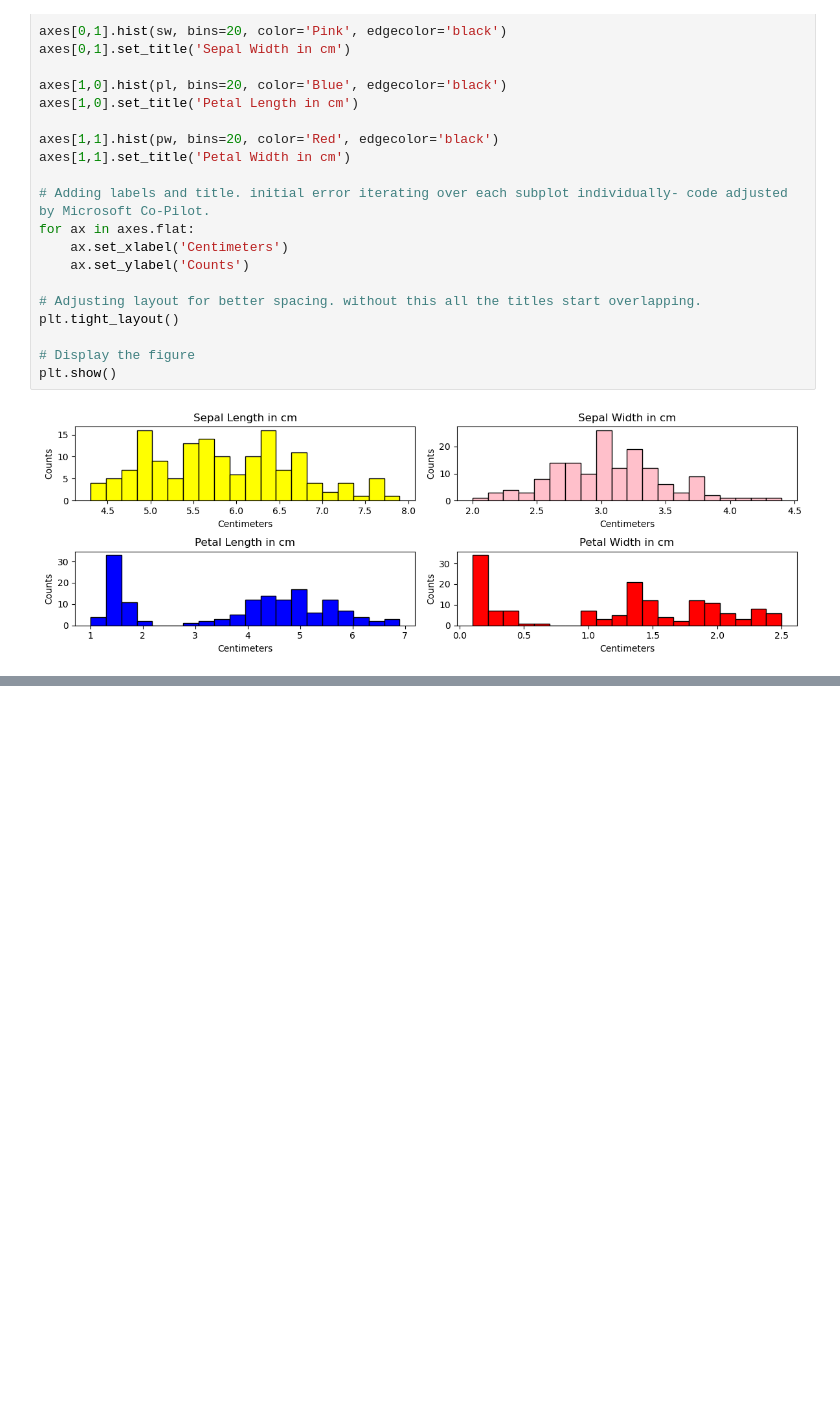
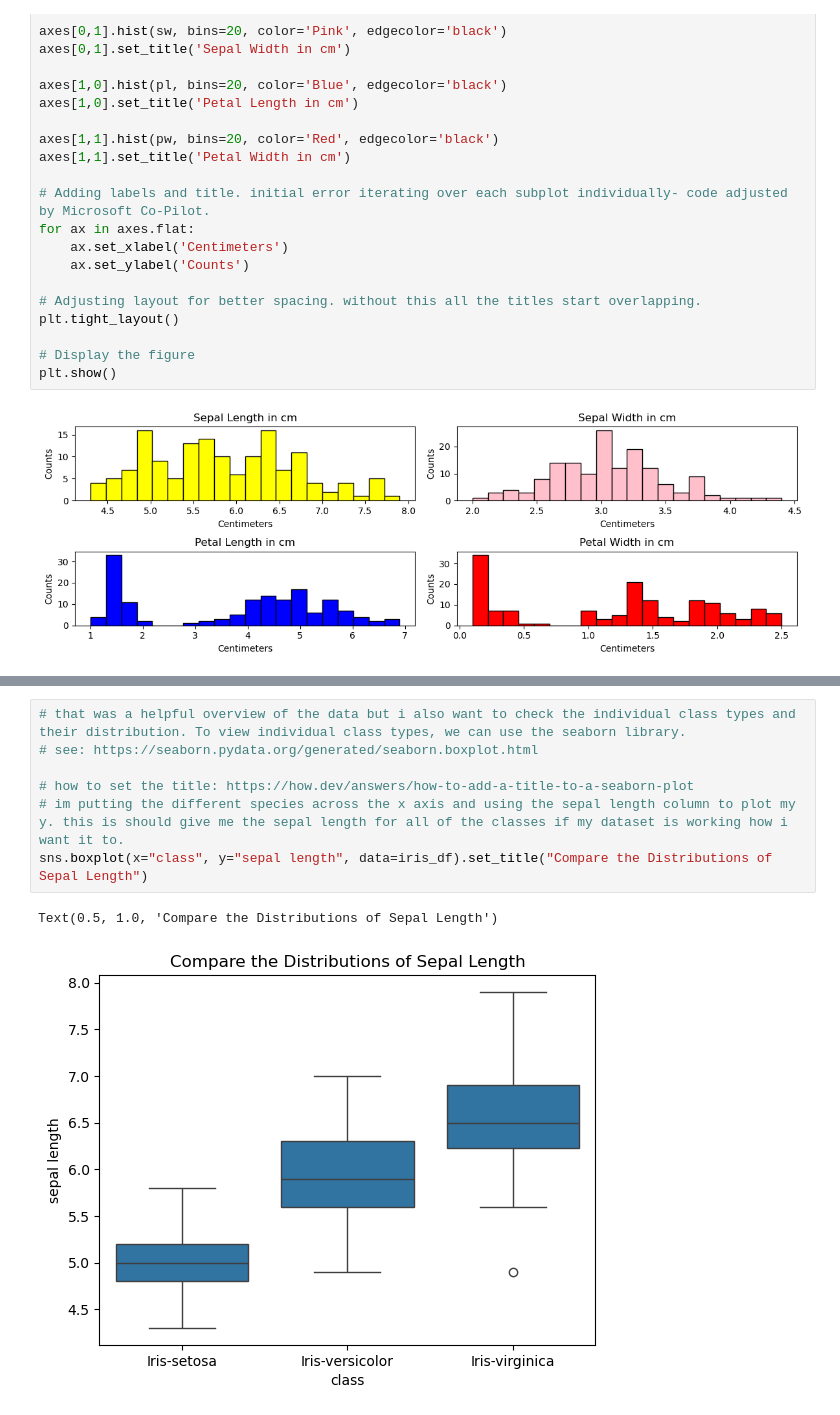
Before and after one commit to EmmaChubbCode/pands-project, a Jupyter notebook: analysis_desc.ipynb, the cells around one changed output, grey strips where cells are left out. Cells and saved outputs as stored; diff of their text form; blank space fills up the shorter version.

```diff
--- a/analysis_desc.ipynb
+++ b/analysis_desc.ipynb
@@ -276,0 +303,10 @@ plt.show()
+# %%
+# that was a helpful overview of the data but i also want to check the individual class types and their distribution. To view individual class types, we can use the seaborn library.
+# see: https://seaborn.pydata.org/generated/seaborn.boxplot.html
+
+# how to set the title: https://how.dev/answers/how-to-add-a-title-to-a-seaborn-plot
+# im putting the different species across the x axis and using the sepal length column to plot my y. this is should give me the sepal length for all of the classes if my dataset is working how i want it to.
+sns.boxplot(x="class", y="sepal length", data=iris_df).set_title("Compare the Distributions of Sepal Length")
+# %% [output]
+Text(0.5, 1.0, 'Compare the Distributions of Sepal Length')
+[figure, added]
```
Also changed, not shown: parts of 6 cells of this notebook.
